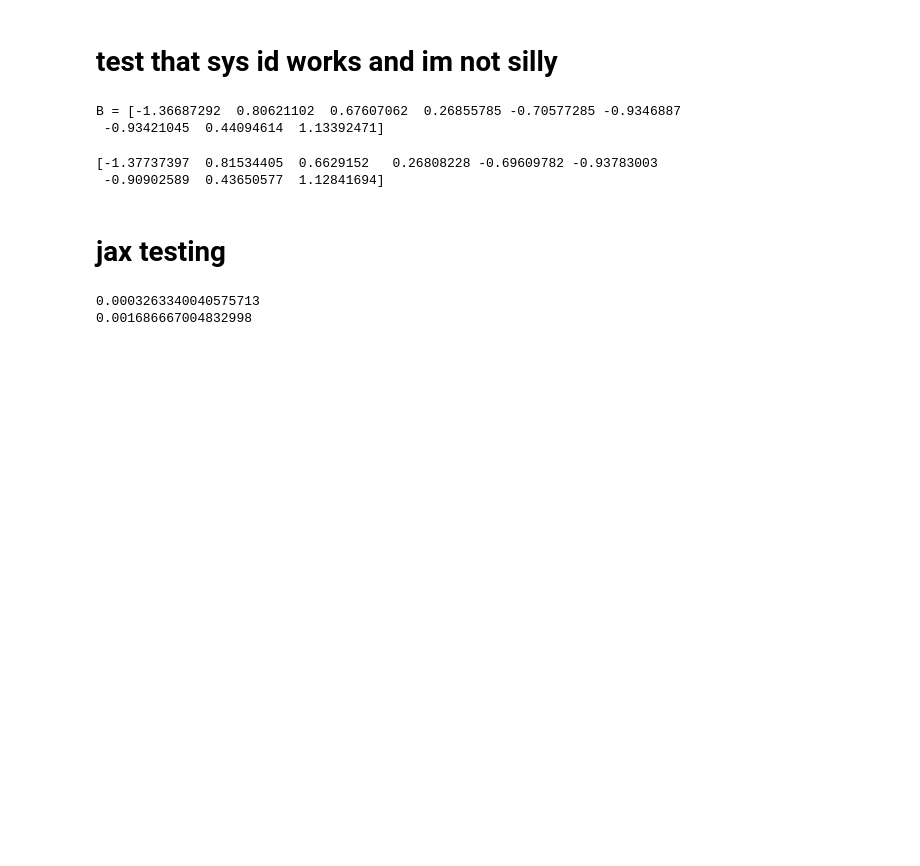
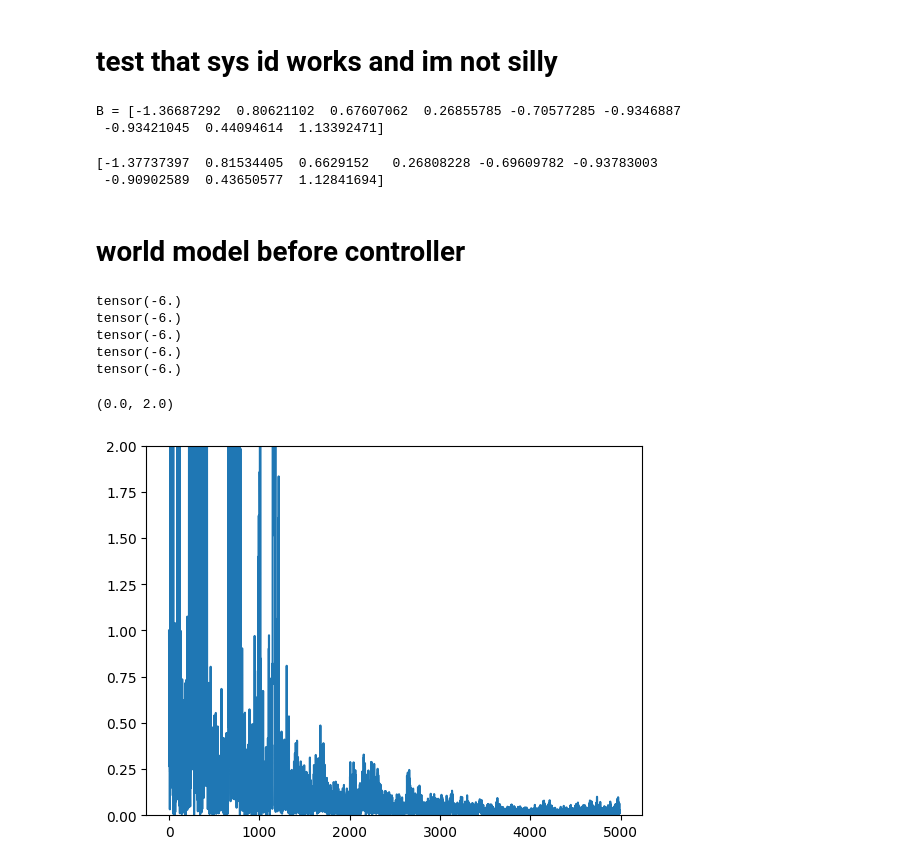
Before and after one commit to edogariu/extravaganza, a Jupyter notebook: fkm.ipynb, the cells around one changed output. Drawn from its saved outputs; the diff is of its cells as text; code cells hidden in the pictures; blank space fills up the shorter version.

```diff
--- a/fkm.ipynb
+++ b/fkm.ipynb
@@ -83,30 +83,20 @@ print(B_estimate)
 # %% [output]
 [-1.37737397  0.81534405  0.6629152   0.26808228 -0.69609782 -0.93783003
  -0.90902589  0.43650577  1.12841694]
-# %% [markdown]
-# jax testing
-# %%
-import jax.numpy as jnp
-import numpy as np
-from jax import jit, grad
-
-d = 1000
-h = 500
-M = np.random.randn(h + 1, d)
-w = np.random.randn(h)
-
-from time import perf_counter
-
-s = perf_counter()
-u1 = M[-1] + M[:-1].T @ w
-print(perf_counter() - s); s = perf_counter()
-
-u2 = M[-1]
-for i in range(h):
-    u2 += M[i] * w[i]
-print(perf_counter() - s); s = perf_counter()
-
-assert np.allclose(u1, u2)
-# %% [output]
-0.0003263340040575713
-0.001686667004832998
+# %% [markdown]
+# world model before controller
+# %%
+p = torch.nn.Parameter(torch.tensor(2.))
+
+for _ in range(5):
+    f = torch.tensor(5)
+    loss = ((p - f) ** 2).sum()
+    loss.backward()
+    print(p.grad)
+    p.grad.zero_()
+# %% [output]
+tensor(-6.)
+tensor(-6.)
+tensor(-6.)
+tensor(-6.)
+tensor(-6.)
@@ -112,0 +159,35 @@ assert np.allclose(u1, u2)
+# %%
+import numpy as np
+
+# x_star = 2.
+# scale = 1.
+
+def func(x):
+    return scale * (x - x_star) * (x - x_star)
+
+# def d_func(x):
+#     return scale * 2 * (x - x_star)
+
+# def func(x):
+#     return float(np.exp(-x) + np.log(x ** 2) - 5 * x)
+
+x = 0.1
+num_steps = 5000
+
+w = WorldModel(5, 0.01)
+
+losses = []
+for t in range(num_steps):
+    rand = np.random.randint(int(1 + t ** 0.025))
+    u = np.sin(t * rand) * rand + np.random.randn() * 0.1
+    x += u
+    f = func(x)
+    pred = w.step(u, f)
+    if pred is not None: losses.append(abs(pred - f) / abs(f))
+
+import matplotlib.pyplot as plt
+plt.plot(range(len(losses)), losses)
+plt.ylim(0, 2)
+# %% [output]
+(0.0, 2.0)
+[figure, added]
```
Also changed, not shown: parts of 1 cell of this notebook, 8 other files.
